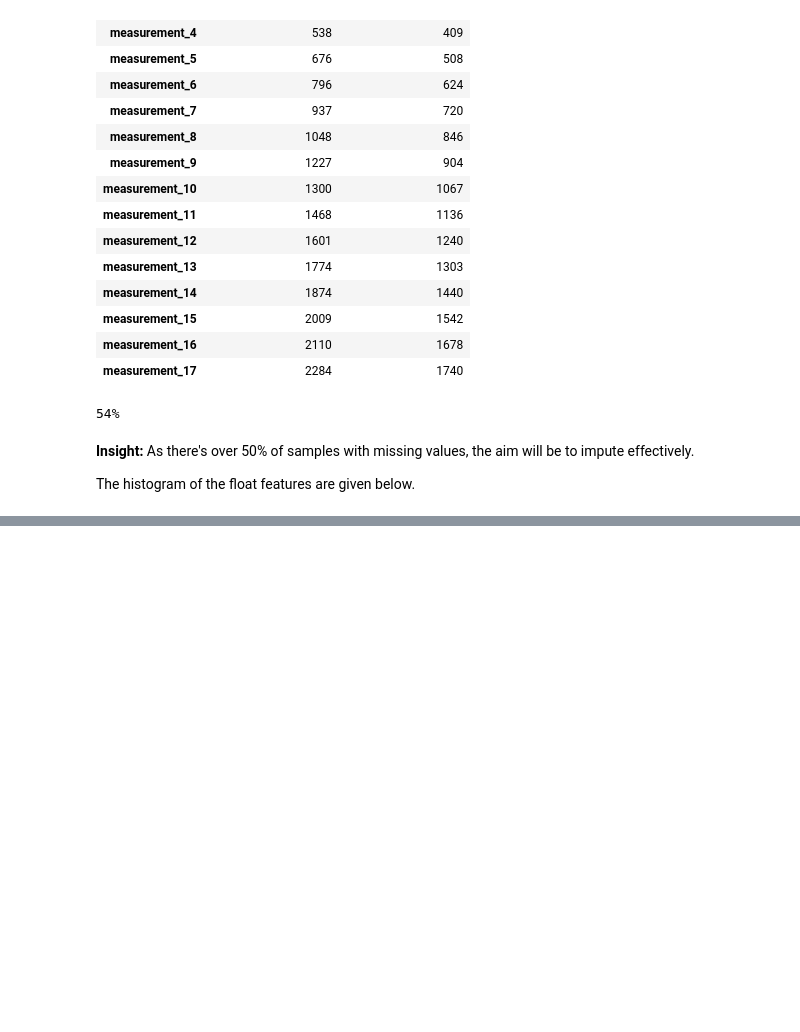
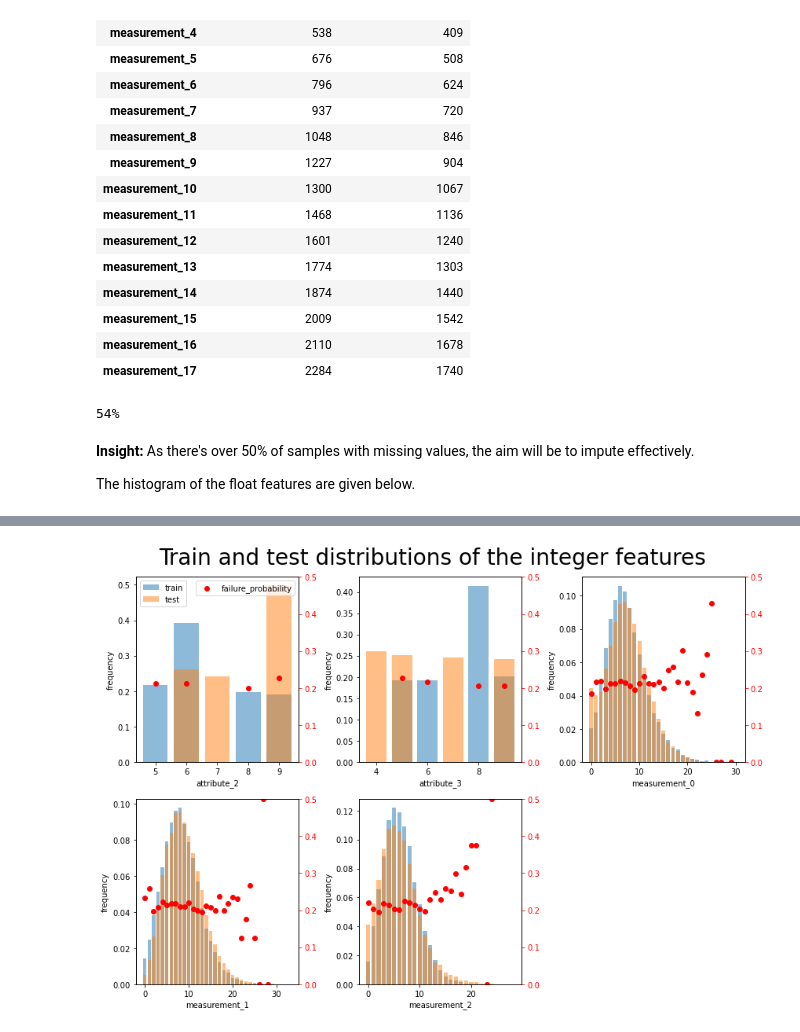
Before and after one commit to mahdiislam79/Product_failure_prediction, a Jupyter notebook: Predict_product_failures.ipynb, the cells around one changed output, grey strips where cells are left out. Cells and saved outputs as stored; diff of their text form; code cells hidden in the pictures; blank space fills up the shorter version.

```diff
--- a/Predict_product_failures.ipynb
+++ b/Predict_product_failures.ipynb
@@ -123,0 +136,3 @@ Text(0.5, 1.04, 'Train and test distributions of the continuous features')
+# %%
+int_cols = [i for i in train.columns if train[i].dtype== 'int64' and i != 'failure']
+pd.concat([train[int_cols].isna().sum().rename('missing values for train'),test[int_cols].isna().sum().rename('missing values for test')],axis=1)
@@ -123,0 +167,24 @@ Text(0.5, 1.04, 'Train and test distributions of the continuous features')
+# %%
+_,axs = plt.subplots(2,3,figsize=(12,8))
+for i,ax in zip(int_cols,axs.ravel()):
+    temp1 = train.failure.groupby(train[i]).agg(['mean', 'count'])
+    ax.bar(temp1.index, temp1['count']/len(train), alpha=0.5,label='train')
+    temp2 = test[i].value_counts()
+    ax.bar(temp2.index,temp2/len(test),alpha=0.5,label='test')
+    ax.set_xlabel(i)
+    ax.set_ylabel('frequency')
+
+    ax2 = ax.twinx()
+    ax2.scatter(temp1.index,temp1['mean'],
+                color = 'r', label='failure_probability')
+    ax2.set_ylim(0,0.5)
+    ax2.tick_params(axis='y',colors='r')
+    if ax == axs[0,0]: ax2.legend(loc = 'upper right')
+
+axs[0, 0].legend()
+axs[1,2].axis('off')
+plt.tight_layout(w_pad=1)
+plt.suptitle("Train and test distributions of the integer features", fontsize=28, y = 1.04)
+del temp1,temp2
+# %% [output]
+[figure, added]
```
Also changed, not shown: parts of 11 cells of this notebook.
